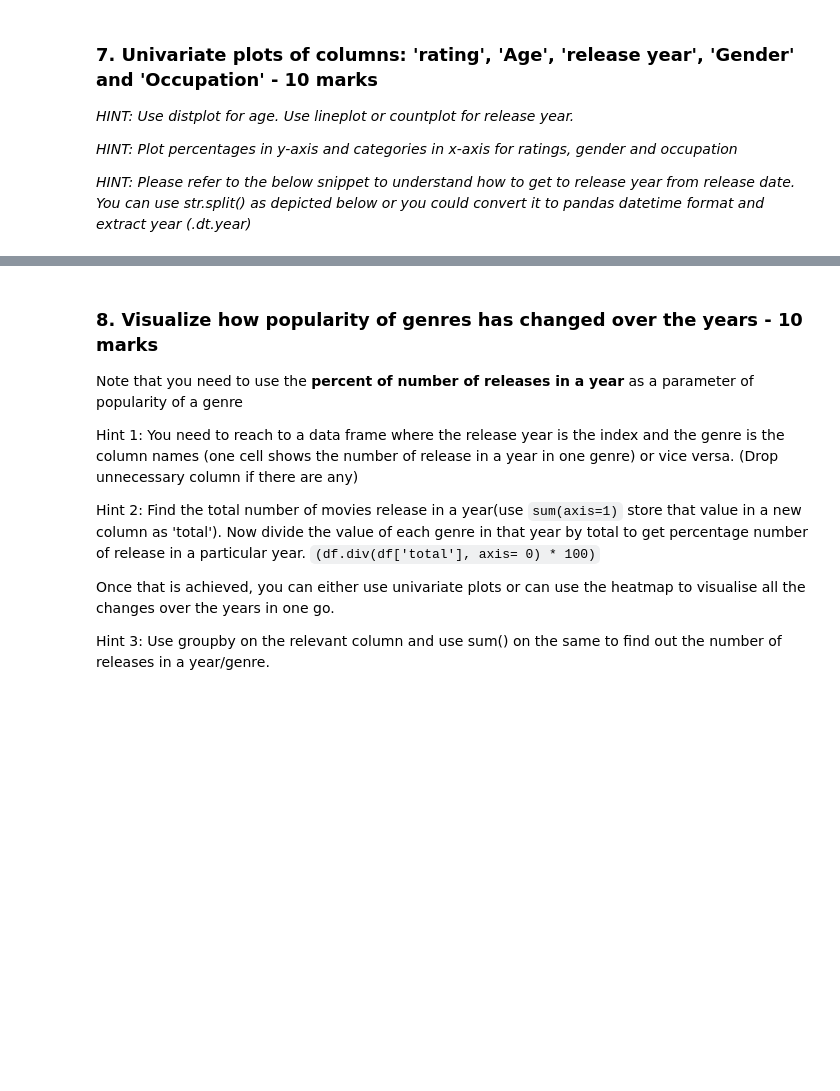
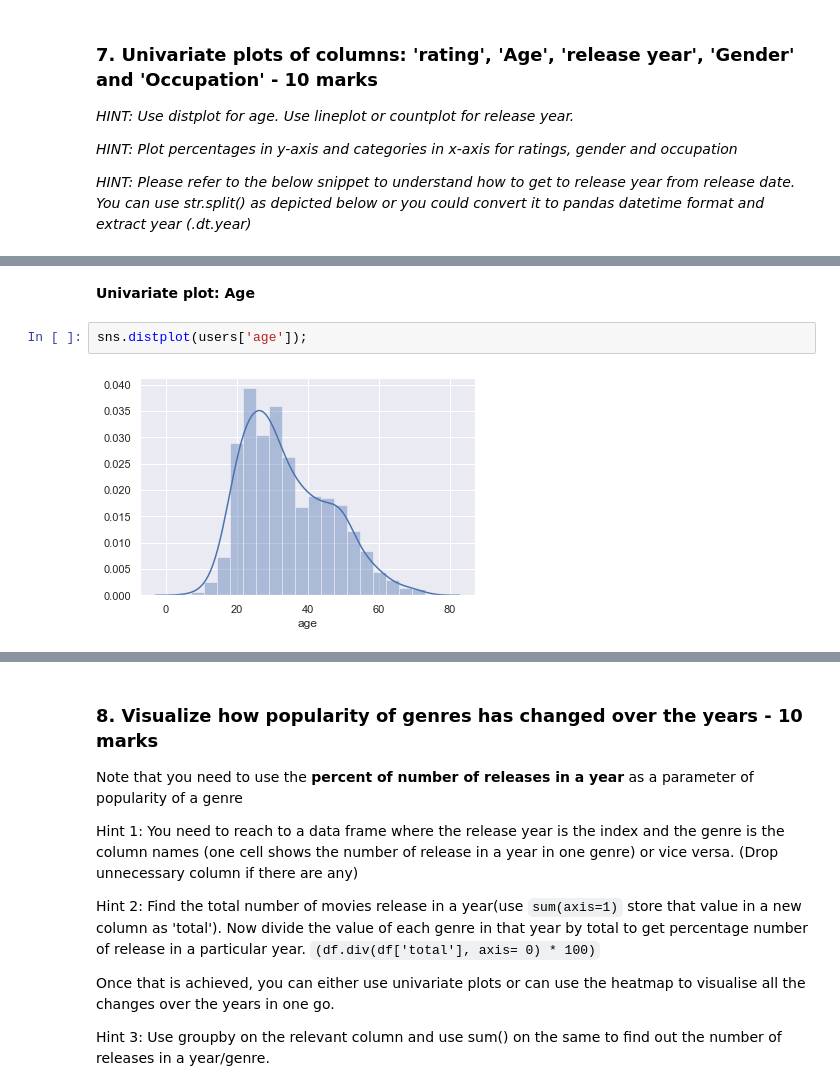
Before and after one commit to pcopley/uta-aiml, a Jupyter notebook: 01 Fundamentals of AIML/04 Project/MovieLens Project Questions.ipynb, the cells around one changed output, grey strips where cells are left out. Drawn from its saved outputs; the diff is of its cells as text; blank space fills up the shorter version.

```diff
--- a/01 Fundamentals of AIML/04 Project/MovieLens Project Questions.ipynb
+++ b/01 Fundamentals of AIML/04 Project/MovieLens Project Questions.ipynb
@@ -288,0 +339,6 @@ brown
+# %% [markdown]
+**Univariate plot: Age**
+# %%
+sns.distplot(users['age']);
+# %% [output]
+[figure, added]
```
Also changed, not shown: parts of 18 cells of this notebook.
